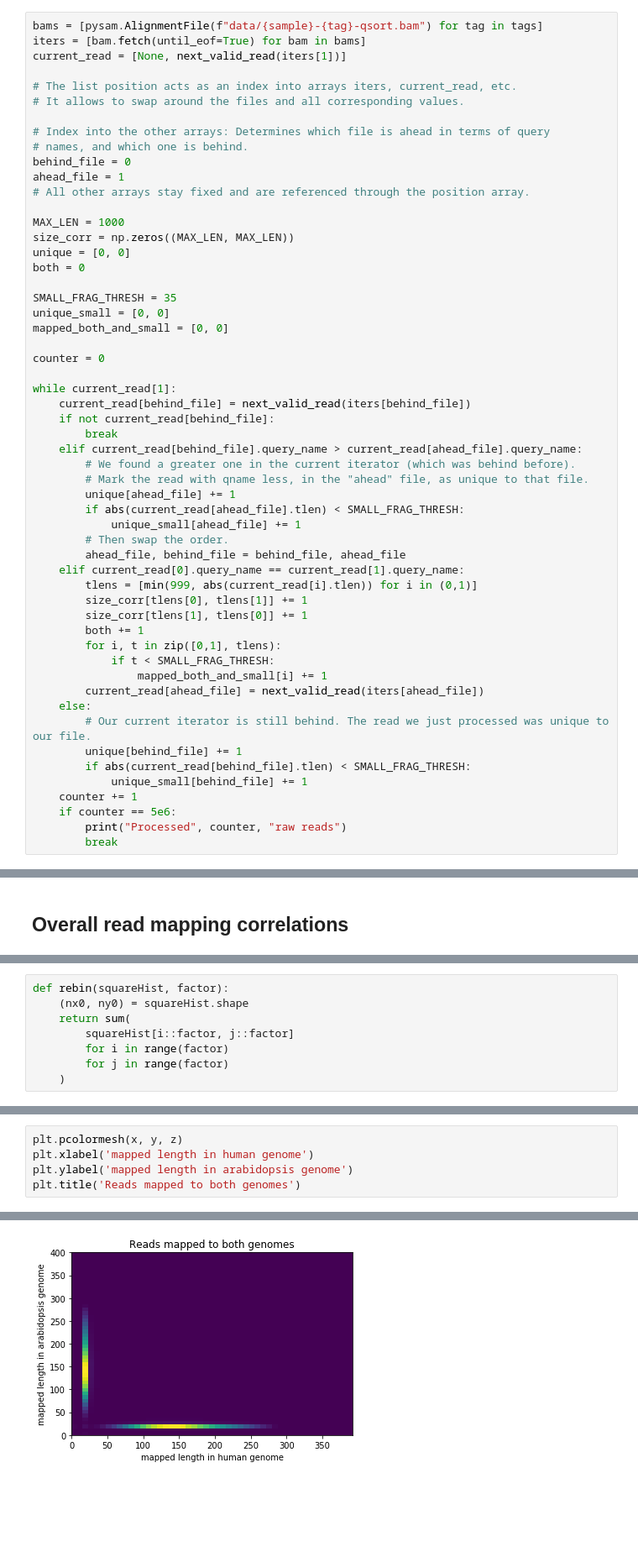
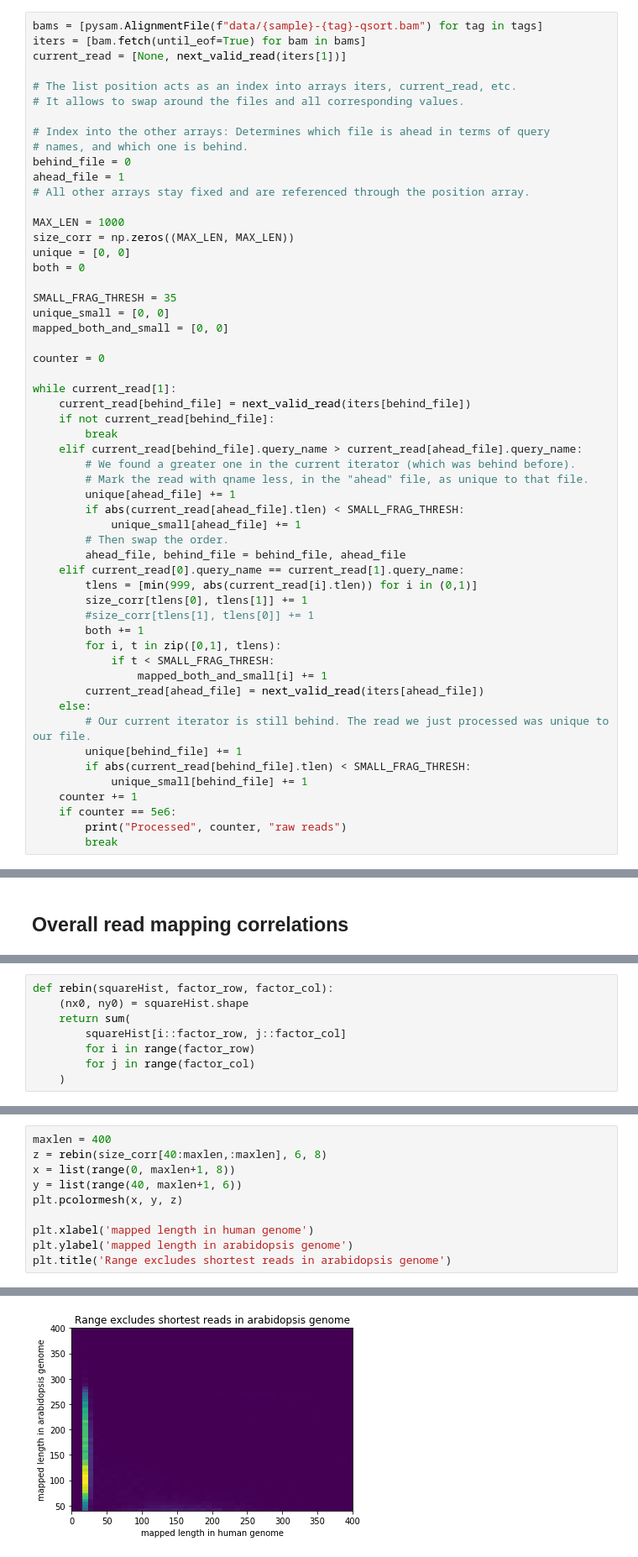
Before and after one commit to fa2k/comparison, a Jupyter notebook: subprojects/human-arabidopsis/h-a-analysis.ipynb, the cells around one changed output, grey strips where cells are left out. Shown at 84% size. Cells and saved outputs as stored; diff of their text form; blank space fills up the shorter version.

```diff
--- a/subprojects/human-arabidopsis/h-a-analysis.ipynb
+++ b/subprojects/human-arabidopsis/h-a-analysis.ipynb
@@ -85,7 +65,7 @@ while current_read[1]:
     elif current_read[0].query_name == current_read[1].query_name:
         tlens = [min(999, abs(current_read[i].tlen)) for i in (0,1)]
         size_corr[tlens[0], tlens[1]] += 1
-        size_corr[tlens[1], tlens[0]] += 1
+        #size_corr[tlens[1], tlens[0]] += 1
         both += 1
         for i, t in zip([0,1], tlens):
             if t < SMALL_FRAG_THRESH:
@@ -115,11 +95,11 @@ plt.legend()
 <matplotlib.legend.Legend at 0x...>
 [figure]
 # %%
-def rebin(squareHist, factor):
+def rebin(squareHist, factor_row, factor_col):
     (nx0, ny0) = squareHist.shape
     return sum(
-        squareHist[i::factor, j::factor]
-        for i in range(factor)
-        for j in range(factor)
+        squareHist[i::factor_row, j::factor_col]
+        for i in range(factor_row)
+        for j in range(factor_col)
     )
 # %% [markdown]
@@ -133,6 +122,11 @@ y = list(range(0, maxlen+1, rebin_factor))
 # %%
+maxlen = 400
+z = rebin(size_corr[40:maxlen,:maxlen], 6, 8)
+x = list(range(0, maxlen+1, 8))
+y = list(range(40, maxlen+1, 6))
 plt.pcolormesh(x, y, z)
+
 plt.xlabel('mapped length in human genome')
 plt.ylabel('mapped length in arabidopsis genome')
-plt.title('Reads mapped to both genomes')
+plt.title('Range excludes shortest reads in arabidopsis genome')
 # %% [output]
@@ -140,4 +134,4 @@ Text(0.5, 1.0, 'Reads mapped to both genomes')
-[figure, old version]
+[figure, new version]
 # %%
 print("Number of reads with >100 length in both genomes:",
      size_corr[100:,100:].sum() / 2, # Each read is counted twice, so divide by two
```
Also changed, not shown: parts of 12 cells of this notebook.
